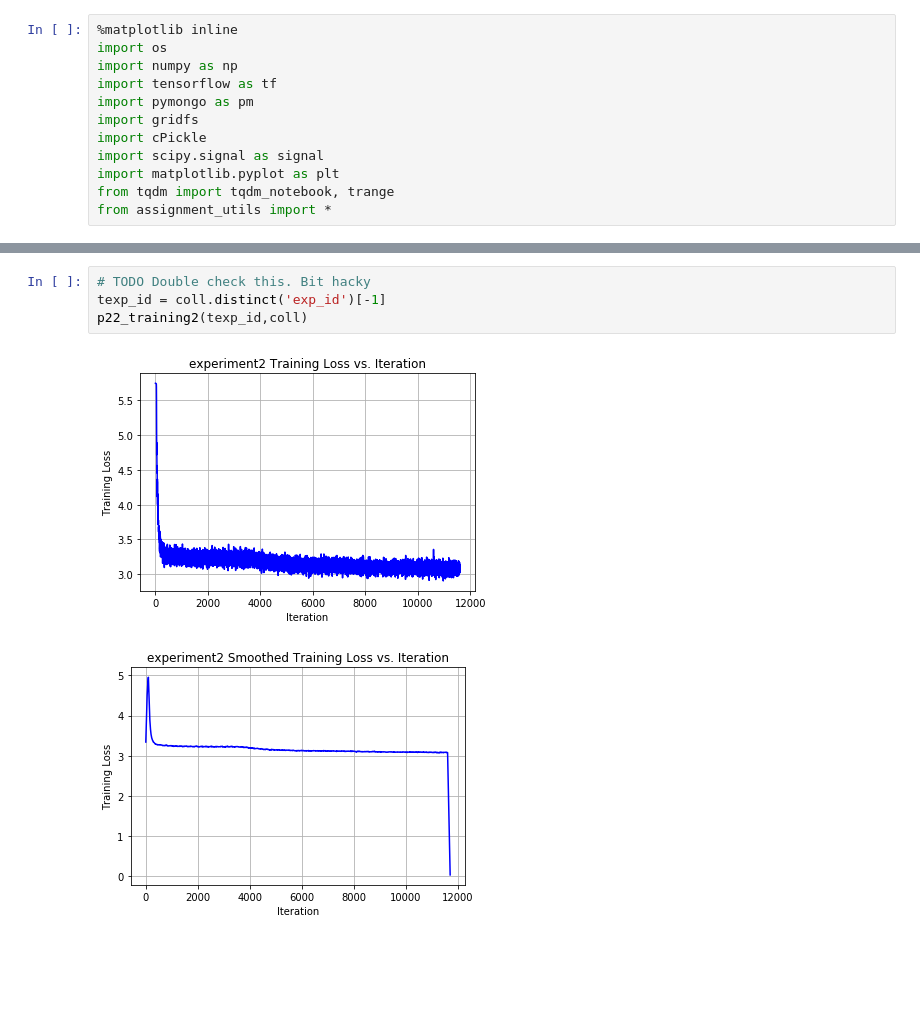
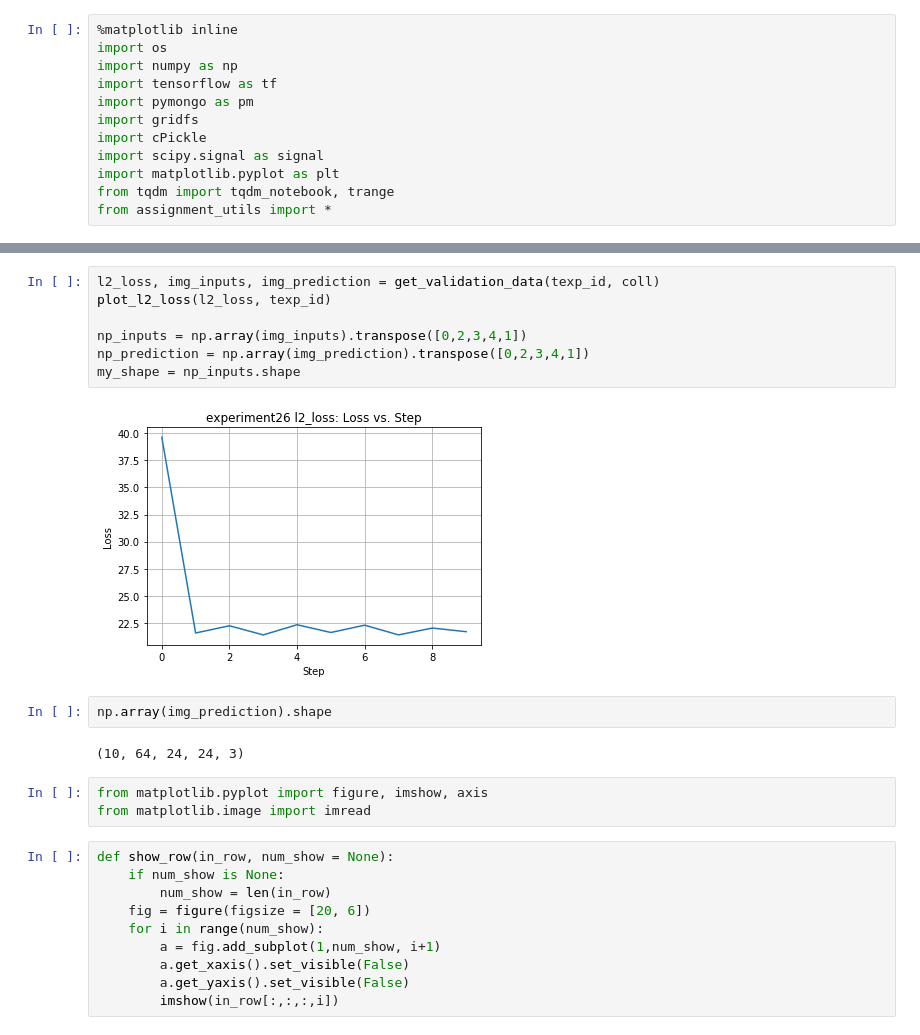
Before and after one commit to j-abc/cs375, a Jupyter notebook: 2017/assignment2/PollingBook.ipynb, the cells around one changed output, grey strips where cells are left out. Drawn from its saved outputs; the diff is of its cells as text; blank space fills up the shorter version.

Commit message:
checkout

```diff
--- a/2017/assignment2/PollingBook.ipynb
+++ b/2017/assignment2/PollingBook.ipynb
@@ -98,7 +51,26 @@ def p22_training2(exp_id, coll):
-# %%
-# TODO Double check this. Bit hacky
-texp_id = coll.distinct('exp_id')[-1]
-p22_training2(texp_id,coll)
-# %% [output]
-[figure, removed]
-[figure, removed]
+# %%
+l2_loss, img_inputs, img_prediction = get_validation_data(texp_id, coll)
+plot_l2_loss(l2_loss, texp_id)
+
+np_inputs = np.array(img_inputs).transpose([0,2,3,4,1])
+np_prediction = np.array(img_prediction).transpose([0,2,3,4,1])
+my_shape = np_inputs.shape
+# %% [output]
+[figure, added]
+# %%
+np.array(img_prediction).shape
+# %% [output]
+(10, 64, 24, 24, 3)
+# %%
+from matplotlib.pyplot import figure, imshow, axis
+from matplotlib.image import imread
+# %%
+def show_row(in_row, num_show = None):
+    if num_show is None:
+        num_show = len(in_row)
+    fig = figure(figsize = [20, 6])
+    for i in range(num_show):
+        a = fig.add_subplot(1,num_show, i+1)
+        a.get_xaxis().set_visible(False)
+        a.get_yaxis().set_visible(False)
+        imshow(in_row[:,:,:,i])
```
Also changed, not shown: parts of 31 cells of this notebook, 4 other files.
